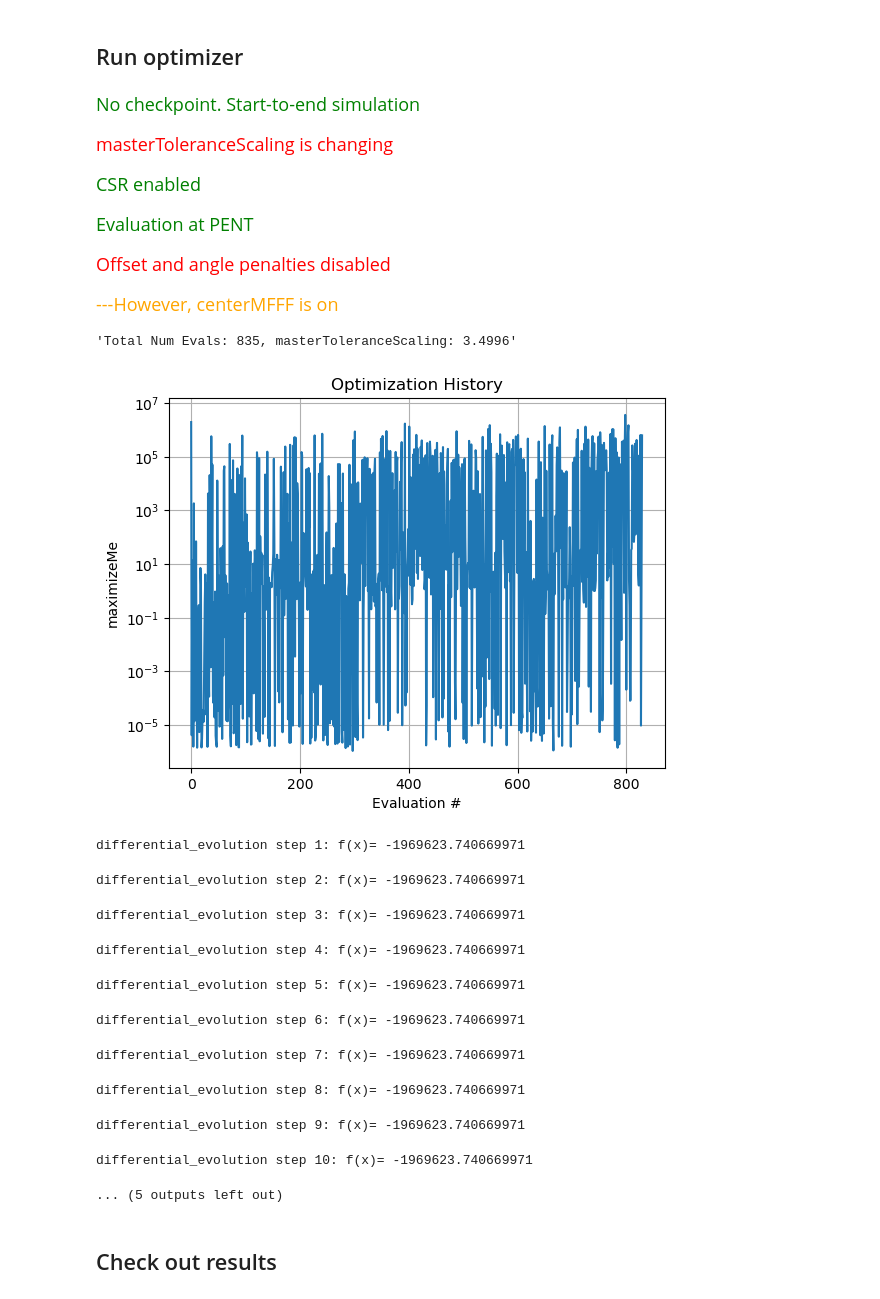
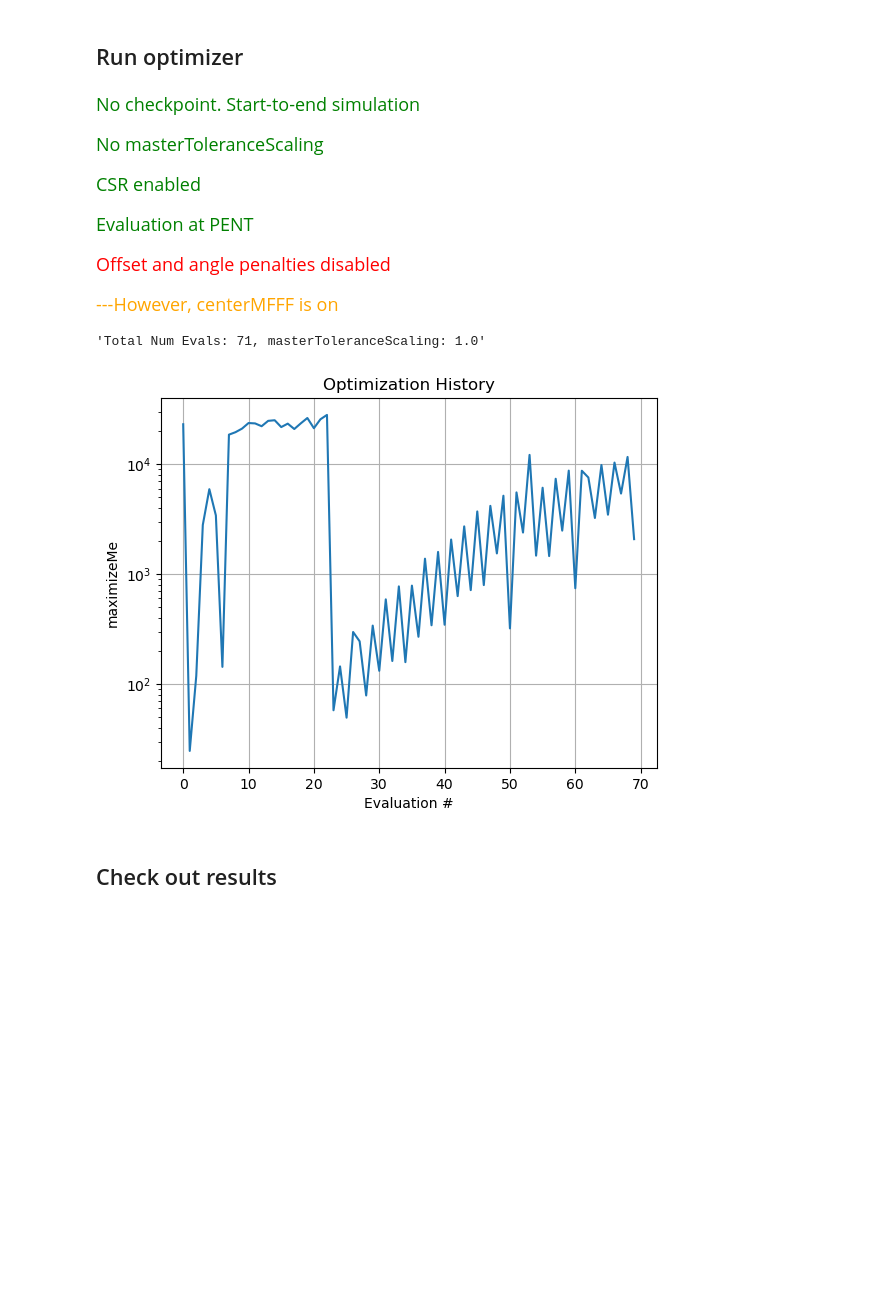
Before and after one commit to slaclab/FACET2-Bmad-PyTao, a Jupyter notebook: 2024-12-12 Generalized optimizer.ipynb, the cells around one changed output. Cells and saved outputs as stored; diff of their text form; code cells hidden in the pictures; blank space fills up the shorter version.

```diff
--- a/2024-12-12 Generalized optimizer.ipynb
+++ b/2024-12-12 Generalized optimizer.ipynb
@@ -48,8 +48,8 @@ New charge: 1.600000000000001e-09
 targetBunchSpacing = 150e-6
 
 #masterToleranceScaling = 1.0 #Higher is looser; generally tighten for early sims and loosen for refinement
-masterToleranceScalingStart = 4.0
-masterToleranceScalingEnd = 1.0 #masterToleranceScalingStart
+masterToleranceScalingStart = 1
+masterToleranceScalingEnd = masterToleranceScalingStart
 masterToleranceScalingEvolutionSteps = 5000
 masterToleranceScaling = masterToleranceScalingStart
 
@@ -526,7 +526,7 @@ if abs(PInit.charge - 1.6e-9) > 0.05e-9:
     display(HTML(f'<span style="color: red; font-size: 18px;">Atypical charge. {PInit.charge * 1e9} nC not 1.6 nC</span>'))
 # %% [output]
 No checkpoint. Start-to-end simulation
-masterToleranceScaling is changing
+No masterToleranceScaling
 CSR enabled
 Evaluation at PENT
 Offset and angle penalties disabled
@@ -534,8 +534,8 @@ Offset and angle penalties disabled
 # %%
 from scipy.optimize import minimize
 
-optimizationType = "differentialEvolution" #Classic, standard for exploration
-#optimizationType = "nelderMead"            #Classic, standard for refinement
+#optimizationType = "differentialEvolution" #Classic, standard for exploration
+optimizationType = "nelderMead"            #Classic, standard for refinement
 #optimizationType = "L-BFGS-B"              #This never seems to work; I think the problem is too noisy to get a reasonable Hessian
 #optimizationType = "powell"                #This rarely seems to help; I think the orthogonal approach is not appropriate for this problem
 #optimizationType = "COBYQA"                #Seems promising. Not timid about making big, coordinated moves. I like it more for refinement though. Seems (much) more likely than nelderMead to give up too early though...
@@ -643,46 +643,35 @@ match optimizationType:
 
         #Initial point(s) to check
         optimizer.probe(
             params={key: importedDefaultSettings[key] for key in pbounds.keys()},
             lazy=True,
         )
 
         #Refer to https://bayesian-optimization.github.io/BayesianOptimization/exploitation_vs_exploration.html
         #and https://github.com/bayesian-optimization/BayesianOptimization/blob/master/bayes_opt/bayesian_optimization.py
         boInitialKappa = 10 + 0*10.
         boFinalKappa = 1e-6 + 0*0.1
         boNumIter = 2000
         boKappaDecay = (boFinalKappa / boInitialKappa)**(1/boNumIter)
 
         acquisition_function = bayes_opt.util.UtilityFunction(
                                            kind='ucb',
                                            kappa=boInitialKappa,         #Default 2.576
                                            xi=0.0,              #Default 0
                                            kappa_decay=boKappaDecay,       #Default 0
                                            kappa_decay_delay=0  #Default 0
                                         )
 
         optimizer.maximize(
             init_points=200, #Initial, random points. Unwise to omit. "Often, 2*dim to 5*dim random points are recommended before switching to model-driven exploration."
             n_iter=boNumIter,
             acquisition_function=acquisition_function
         )
 
 print(problem.history)
 # %% [output]
-'Total Num Evals: 835, masterToleranceScaling: 3.4996'
+'Total Num Evals: 71, masterToleranceScaling: 1.0'
-[figure, old version]
+[figure, new version]
-differential_evolution step 1: f(x)= -1969623.740669971
-differential_evolution step 2: f(x)= -1969623.740669971
-differential_evolution step 3: f(x)= -1969623.740669971
-differential_evolution step 4: f(x)= -1969623.740669971
-differential_evolution step 5: f(x)= -1969623.740669971
-differential_evolution step 6: f(x)= -1969623.740669971
-differential_evolution step 7: f(x)= -1969623.740669971
-differential_evolution step 8: f(x)= -1969623.740669971
-differential_evolution step 9: f(x)= -1969623.740669971
-differential_evolution step 10: f(x)= -1969623.740669971
-... (5 outputs left out)
 # %% [markdown]
 ## Check out results
 # %%
```
Also changed, not shown: parts of 1 cell of this notebook, 13 other files.
